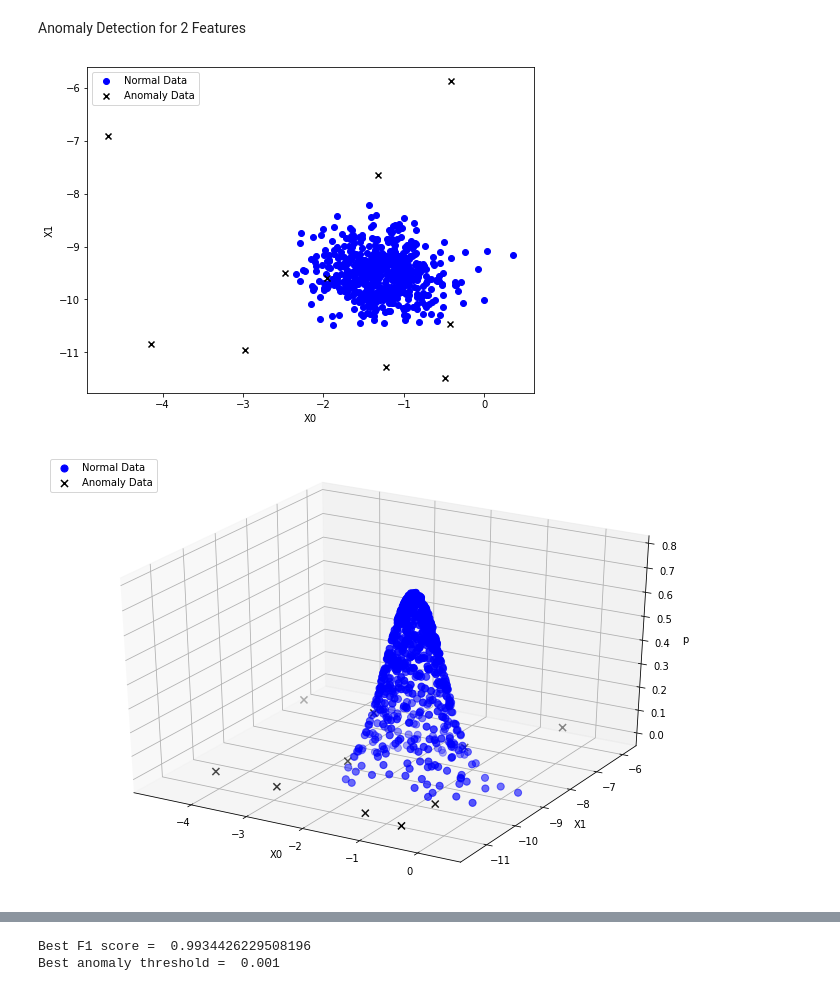
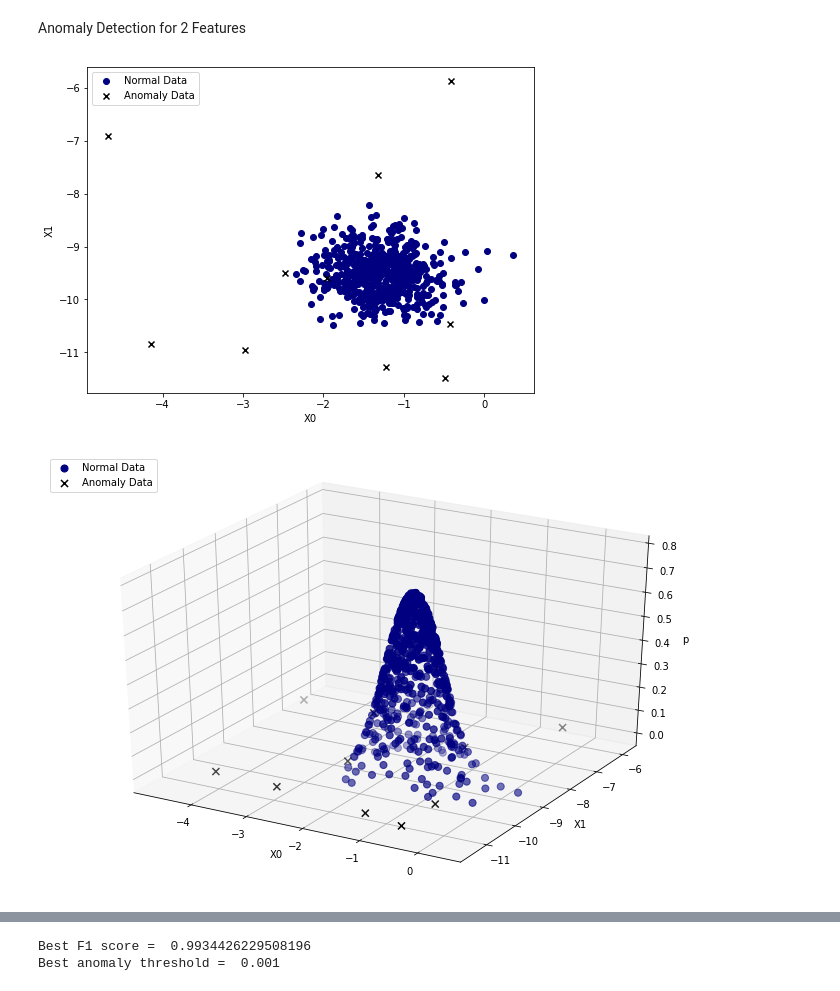
Before and after one commit to jchen8000/MLDLWithPython, a Jupyter notebook: 4_08_Anomaly_Detection/Anomaly_Detection.ipynb, the cells around one changed output, grey strips where cells are left out. Drawn from its saved outputs; the diff is of its cells as text; code cells hidden in the pictures.

```diff
--- a/4_08_Anomaly_Detection/Anomaly_Detection.ipynb
+++ b/4_08_Anomaly_Detection/Anomaly_Detection.ipynb
@@ -93,15 +93,15 @@ X = np.concatenate((X_nor, X_abn))
 y = np.concatenate((y_nor, y_abn))
 # %%
 plt.figure(figsize=(8,6))
-plt.scatter(X_nor[:, 0], X_nor[:, 1], c='b', marker='o', label='Normal Data')
+plt.scatter(X_nor[:, 0], X_nor[:, 1], c='navy', marker='o', label='Normal Data')
 plt.scatter(X_abn[:, 0], X_abn[:, 1], c='k', marker='x', label='Anomaly Data')
 plt.xlabel('X0')
 plt.ylabel('X1')
 plt.legend()
 plt.savefig("anomaly_detection_data.svg", format="svg", transparent=True, bbox_inches='tight')
 plt.show()
 # %% [output]
-[figure, old version]
+[figure, new version]
 # %%
 def estimate_gaussian(X):
     n, m = X.shape
@@ -133,7 +133,7 @@ fig = plt.figure(figsize=(12, 8))
 
 ax = fig.gca(projection='3d')
 ax.grid(True)
-ax.scatter3D(X_nor[:, 0], X_nor[:, 1], p_nor, c='b', marker='o', s=50, label='Normal Data')
+ax.scatter3D(X_nor[:, 0], X_nor[:, 1], p_nor, c='navy', marker='o', s=50, label='Normal Data')
 ax.scatter3D(X_abn[:, 0], X_abn[:, 1], p_abn, c='k', marker='x', s=50, label='Anomaly Data')
 ax.set_xlabel('X0')
 ax.set_ylabel('X1')
@@ -142,7 +142,7 @@ plt.legend(loc=2)
 plt.savefig("anomaly_detection_3d.svg", format="svg", transparent=True, bbox_inches='tight')
 plt.show()
 # %% [output]
-[figure, old version]
+[figure, new version]
 # %%
 epsilon = 0.001
 predict = (p < epsilon)
```
Also changed, not shown: parts of 5 cells of this notebook.
